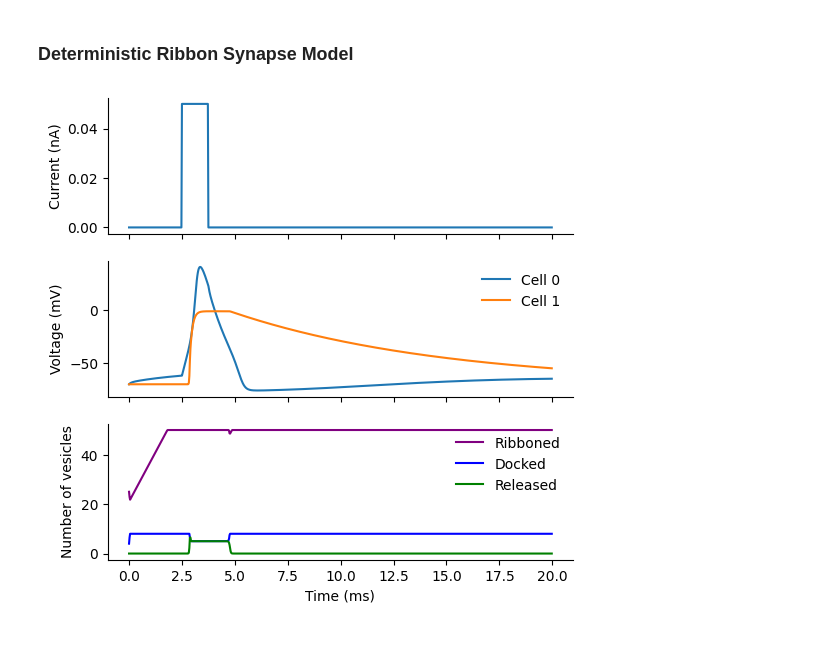
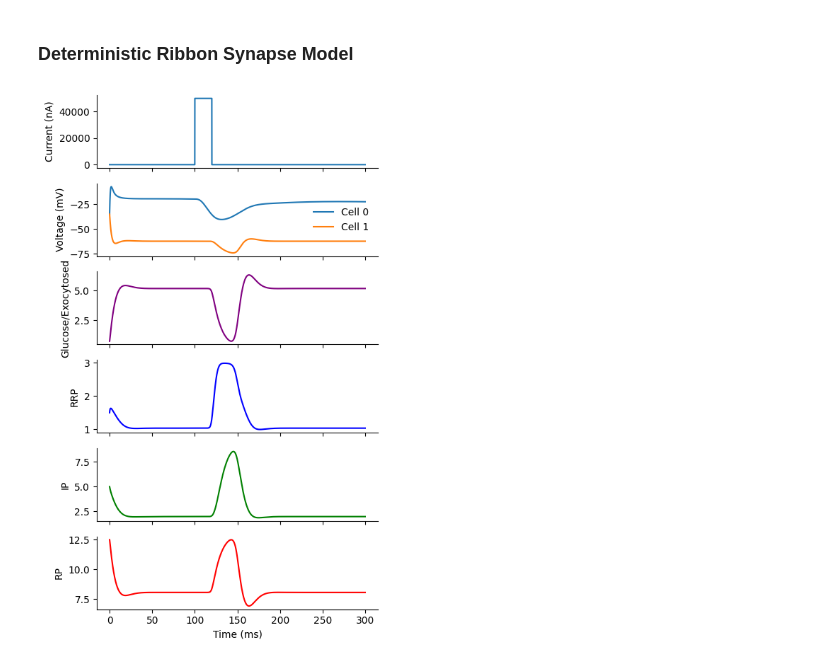
Before and after one commit to jaxleyverse/jaxley-mech, a Jupyter notebook: notebooks/synapses/ribbon.ipynb, the cells around one changed output. Saved outputs shown, nothing was run; the diff lists cells and outputs as text; code cells hidden in the pictures.

Commit message:
Replacement of ribbon synapse

```diff
--- a/notebooks/synapses/ribbon.ipynb
+++ b/notebooks/synapses/ribbon.ipynb
@@ -87,7 +34,7 @@ sns.despine();
 # %%
 n_cells = 2
 dt = 0.025
-t_max = 20
+t_max = 300
 _ = np.random.seed(0)
 
 # Define a compartment, branch, and cell
@@ -102,49 +49,65 @@ connect(
     network.cell(1).branch(0).comp(0),
     RibbonSynapse(),
 )
 cell1 = network.cell([0])
 cell2 = network.cell([1])
 
-network.RibbonSynapse.set("RibbonSynapse_gS", 1e-02)
-network.RibbonSynapse.set("RibbonSynapse_tau", 0.5)
+# Set some parameters
+network.RibbonSynapse.set("RibbonSynapse_gS", 1e-05)
+network.set("v", -35.0)
 
 # Insert mechanisms
-cell1.insert(HH())
+cell1.insert(Kv())
+cell1.insert(Hyper())
+cell1.insert(Ca())
+cell1.insert(ClCa())
+cell1.insert(KCa())
+cell1.insert(Leak())
+cell1.insert(CaPump())
+cell1.insert(CaNernstReversal())
+cell1.insert(Phototransduction())
 cell2.insert(Leak())
+
+network.init_states()
 
 network.delete_recordings()
 network.cell(0).record(verbose=False)
 network.cell(1).record(verbose=False)
-network.cell(0).record("RibbonSynapse_ribboned", verbose=False)
-network.cell(0).record("RibbonSynapse_docked", verbose=False)
-network.cell(0).record("RibbonSynapse_released", verbose=False)
+network.cell(0).record("RibbonSynapse_exo", verbose=False)
+network.cell(0).record("RibbonSynapse_RRP", verbose=False)
+network.cell(0).record("RibbonSynapse_IP", verbose=False)
+network.cell(0).record("RibbonSynapse_RP", verbose=False)
 
 time = jnp.arange(0, t_max, step=dt)
 inp_current = jnp.zeros_like(time)
-inp_current = inp_current.at[100:150].set(0.05)
+inp_current = inp_current.at[int(100/dt):int(120/dt)].set(50_000)
 
-data_stimuli = None
-data_stimuli = network.cell(0).data_stimulate(inp_current, data_stimuli=data_stimuli)
+data_clamps = None
+data_clamps = network.cell(0).data_clamp("Phototransduction_Stim", inp_current, data_clamps=data_clamps)
 
 v = jx.integrate(
-    network, t_max=t_max, delta_t=dt, solver="bwd_euler", data_stimuli=data_stimuli
+    network, t_max=t_max, delta_t=dt, solver="bwd_euler", data_clamps=data_clamps
 )
 
-fig, ax = plt.subplots(3, 1, figsize=(6, 6), sharex=True)
+fig, ax = plt.subplots(6, 1, figsize=(5, 8), sharex=True)
 
 _ = ax[0].plot(time, inp_current)
 _ = ax[1].plot(time, v[0, :-1], label="Cell 0")
 _ = ax[1].plot(time, v[1, :-1], label="Cell 1")
 ax[1].legend(frameon=False)
-_ = ax[2].plot(time, v[2, :-1], label="Ribboned", color="purple")
-_ = ax[2].plot(time, v[3, :-1], label="Docked", color="blue")
-_ = ax[2].plot(time, v[4, :-1], label="Released", color="green")
-ax[2].legend(frameon=False)
+_ = ax[2].plot(time, v[2, :-1], label="Glu/Exocytozed", color="purple")
+_ = ax[3].plot(time, v[3, :-1], label="RRP", color="blue")
+_ = ax[4].plot(time, v[4, :-1], label="IP", color="green")
+_ = ax[5].plot(time, v[5, :-1], label="RP", color="red")
 
 ax[0].set_ylabel("Current (nA)")
 ax[1].set_ylabel("Voltage (mV)")
-ax[2].set_ylabel("Number of vesicles")
-ax[2].set_xlabel("Time (ms)")
-sns.despine();
+ax[2].set_ylabel("Glucose/Exocytosed")
+ax[3].set_ylabel("RRP")
+ax[4].set_ylabel("IP")
+ax[5].set_ylabel("RP")
+ax[5].set_xlabel("Time (ms)")
+sns.despine()
+plt.tight_layout();
 # %% [output]
-[figure, old version]
+[figure, new version]
```
Also changed, not shown: parts of 13 cells of this notebook, 3 other files.
